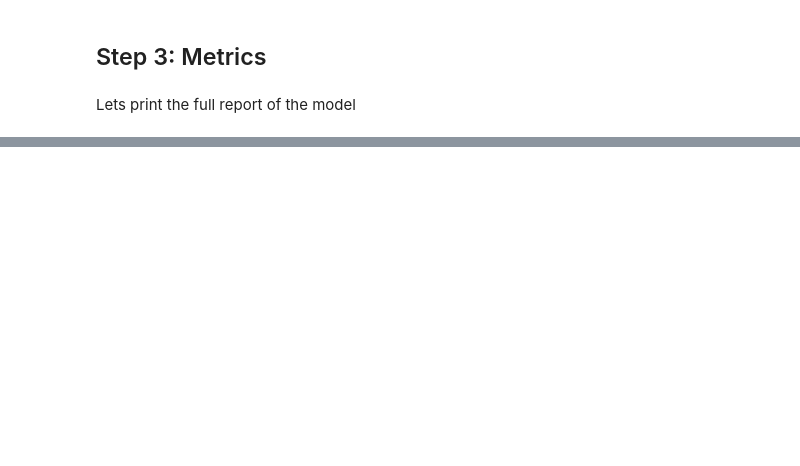
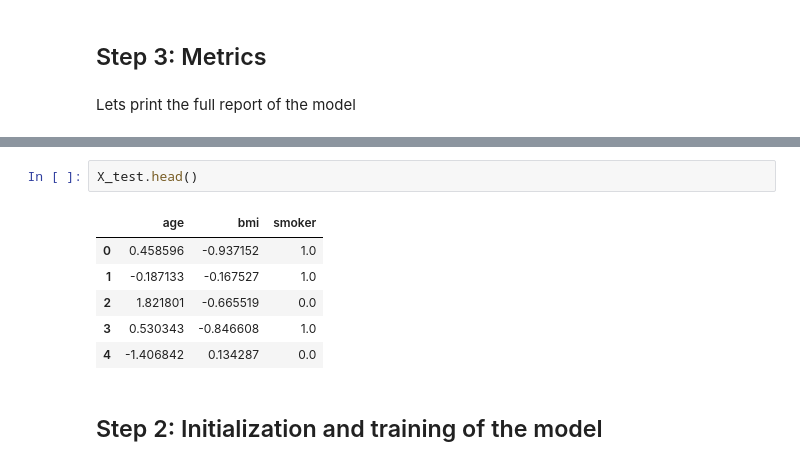
Before and after one commit to 4GeeksAcademy/alejandroNovellino-regularized-linear-regression-project, a Jupyter notebook: src/model.ipynb, the cells around one changed output, grey strips where cells are left out. Drawn from its saved outputs; the diff is of its cells as text; blank space fills up the shorter version.

```diff
--- a/src/model.ipynb
+++ b/src/model.ipynb
@@ -273,0 +129,11 @@ We can see that we obtained almost the same results, some higher decimals in the
+# %%
+X_test.head()
+# %% [output]
+|  | age | bmi | smoker |
+| 0 | 0.458596 | -0.937152 | 1.0 |
+| 1 | -0.187133 | -0.167527 | 1.0 |
+| 2 | 1.821801 | -0.665519 | 0.0 |
+| 3 | 0.530343 | -0.846608 | 1.0 |
+| 4 | -1.406842 | 0.134287 | 0.0 |
+# %% [markdown]
+## Step 2: Initialization and training of the model
```
Also changed, not shown: parts of 47 cells of this notebook.
